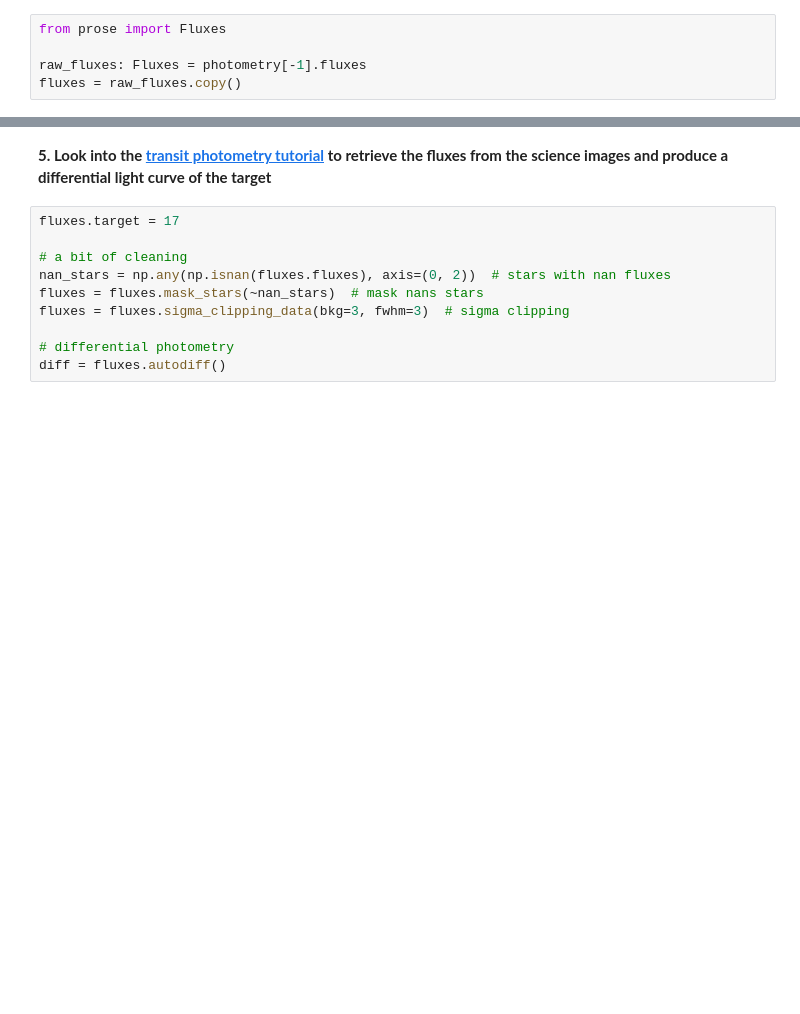
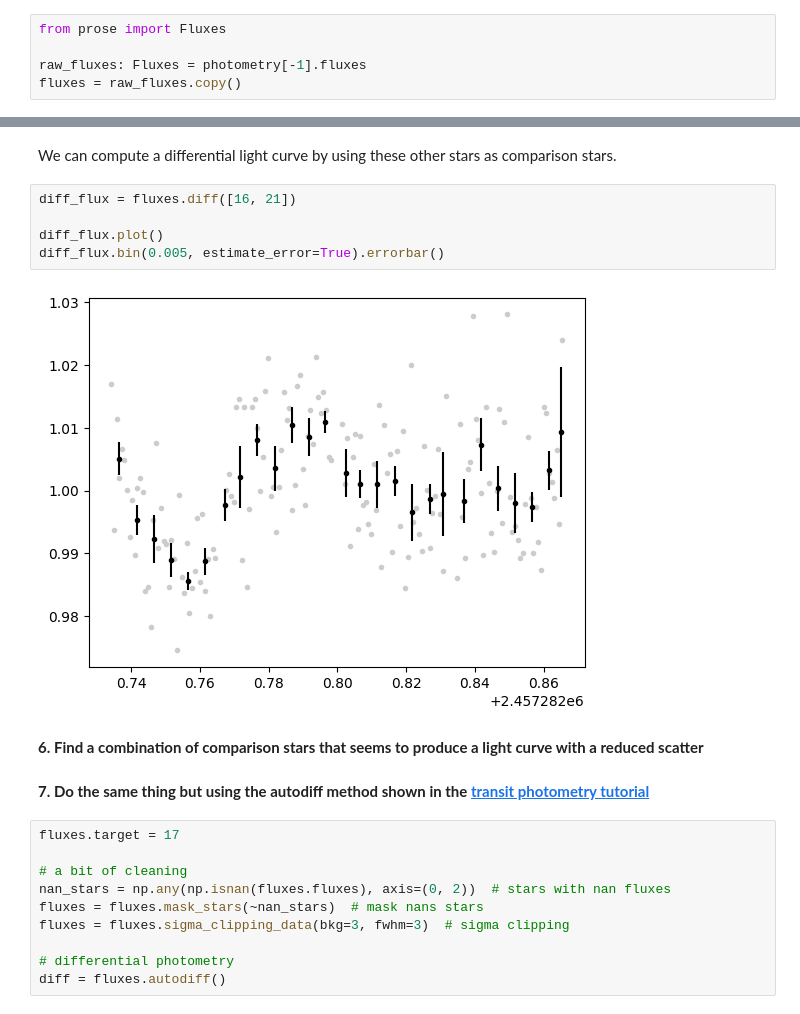
Before and after one commit to lgrcia/pysnack10-prose, a Jupyter notebook: material/reduction.ipynb, the cells around one changed output, grey strips where cells are left out. Cells and saved outputs as stored; diff of their text form; blank space fills up the shorter version.

```diff
--- a/material/reduction.ipynb
+++ b/material/reduction.ipynb
@@ -212,5 +235,16 @@ fluxes = raw_fluxes.copy()
+# %% [markdown]
+We can compute a differential light curve by using these other stars as comparison stars.
+# %%
+diff_flux = fluxes.diff([16, 21])
+
+diff_flux.plot()
+diff_flux.bin(0.005, estimate_error=True).errorbar()
+# %% [output]
+[figure, added]
+# %% [markdown]
+**6. Find a combination of comparison stars that seems to produce a light curve with a reduced scatter**
 # %% [markdown]
-**5. Look into the [transit photometry tutorial](https://prose.readthedocs.io/en/latest/ipynb/casestudies/transit.html) to retrieve the fluxes from the science images and produce a differential light curve of the target**
+**7. Do the same thing but using the autodiff method shown in the [transit photometry tutorial](https://prose.readthedocs.io/en/latest/ipynb/casestudies/transit.html)**
 # %%
 fluxes.target = 17
 
```
Also changed, not shown: parts of 5 cells of this notebook.
